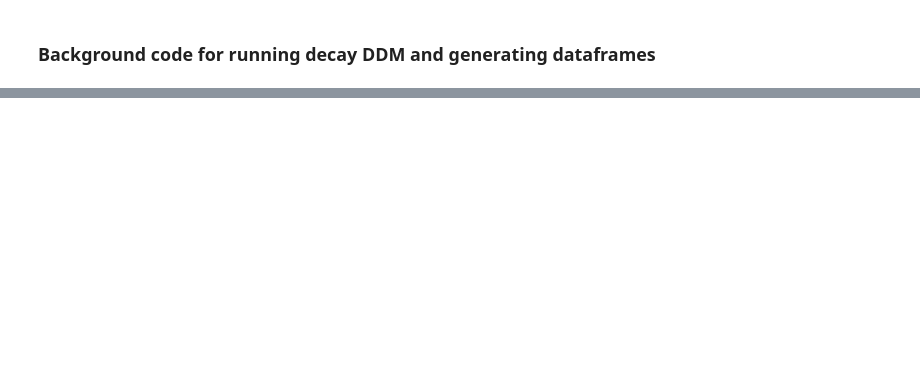
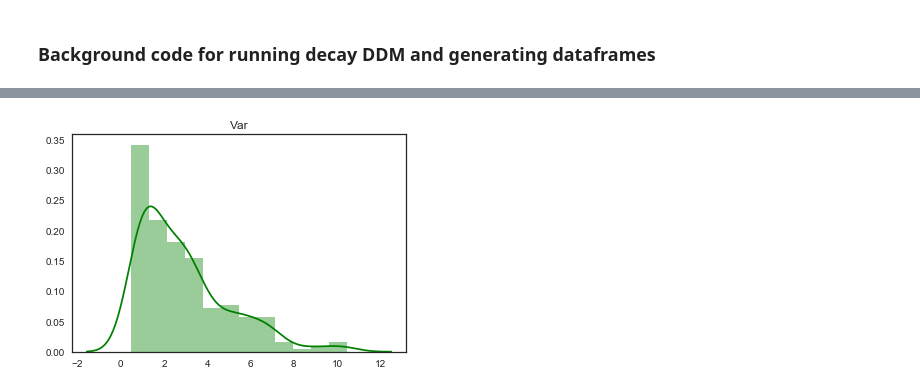
Before and after one commit to WilliXL/AdaptiveDecisionMaking_2018, a Jupyter notebook: notebooks/Final.ipynb, the cells around one changed output, grey strips where cells are left out. Cells and saved outputs as stored; diff of their text form; code cells hidden in the pictures; blank space fills up the shorter version.

```diff
--- a/notebooks/Final.ipynb
+++ b/notebooks/Final.ipynb
@@ -537,0 +607,9 @@ print(pvalue)
+# %%
+# Variable Statistics
+#sample Mean = 2.890 s
+#sample Std Dev = 2.096 s
+#adj bounds (sec) =  0.793, 1.492, 2.191, 2.890, 3.588, 4.287, 4.986, 5.685, 6.384
+
+varDataAx = sns.distplot(dataVar.rt.values, color='g').set_title('Var')
+# %% [output]
+[figure, added]
```
Also changed, not shown: parts of 48 cells of this notebook, 1 other file.
